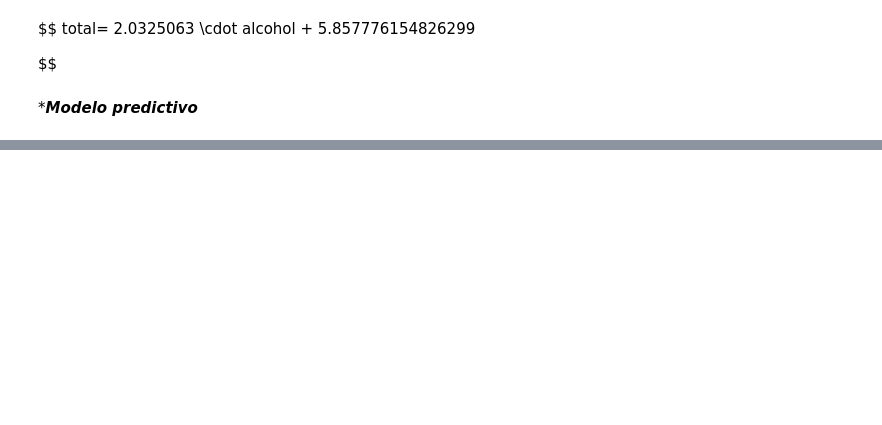
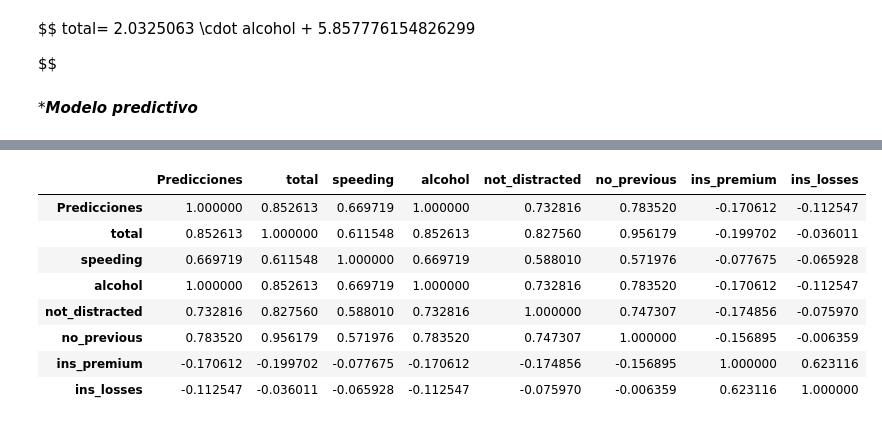
Before and after one commit to freddy-7/TC2003B, a Jupyter notebook: 1 RegresionLineal_sklearn.ipynb, the cells around one changed output, grey strips where cells are left out. Saved outputs shown, nothing was run; the diff lists cells and outputs as text; code cells hidden in the pictures; blank space fills up the shorter version.

```diff
--- a/1 RegresionLineal_sklearn.ipynb
+++ b/1 RegresionLineal_sklearn.ipynb
@@ -63,0 +78,14 @@ model.score(X=Vars_Indep, y=Var_Dep)
+# %%
+#Encontramos todas las correlaciones entre las variables
+Corr_Factors=df.corr()
+Corr_Factors
+# %% [output]
+|  | Predicciones | total | speeding | alcohol | not_distracted | no_previous | ins_premium | ins_losses |
+| Predicciones | 1.000000 | 0.852613 | 0.669719 | 1.000000 | 0.732816 | 0.783520 | -0.170612 | -0.112547 |
+| total | 0.852613 | 1.000000 | 0.611548 | 0.852613 | 0.827560 | 0.956179 | -0.199702 | -0.036011 |
+| speeding | 0.669719 | 0.611548 | 1.000000 | 0.669719 | 0.588010 | 0.571976 | -0.077675 | -0.065928 |
+| alcohol | 1.000000 | 0.852613 | 0.669719 | 1.000000 | 0.732816 | 0.783520 | -0.170612 | -0.112547 |
+| not_distracted | 0.732816 | 0.827560 | 0.588010 | 0.732816 | 1.000000 | 0.747307 | -0.174856 | -0.075970 |
+| no_previous | 0.783520 | 0.956179 | 0.571976 | 0.783520 | 0.747307 | 1.000000 | -0.156895 | -0.006359 |
+| ins_premium | -0.170612 | -0.199702 | -0.077675 | -0.170612 | -0.174856 | -0.156895 | 1.000000 | 0.623116 |
+| ins_losses | -0.112547 | -0.036011 | -0.065928 | -0.112547 | -0.075970 | -0.006359 | 0.623116 | 1.000000 |
```
Also changed, not shown: parts of 11 cells of this notebook.
